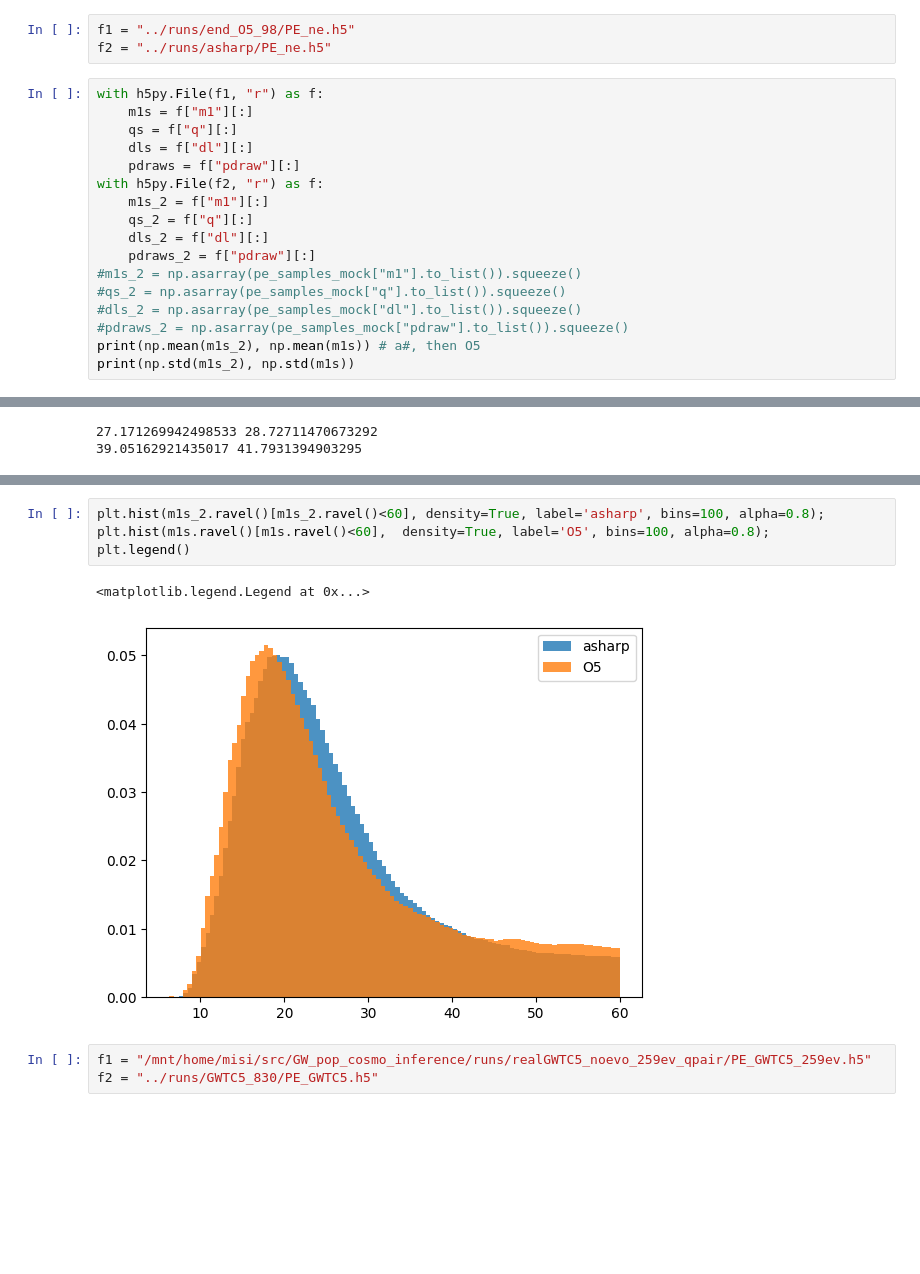
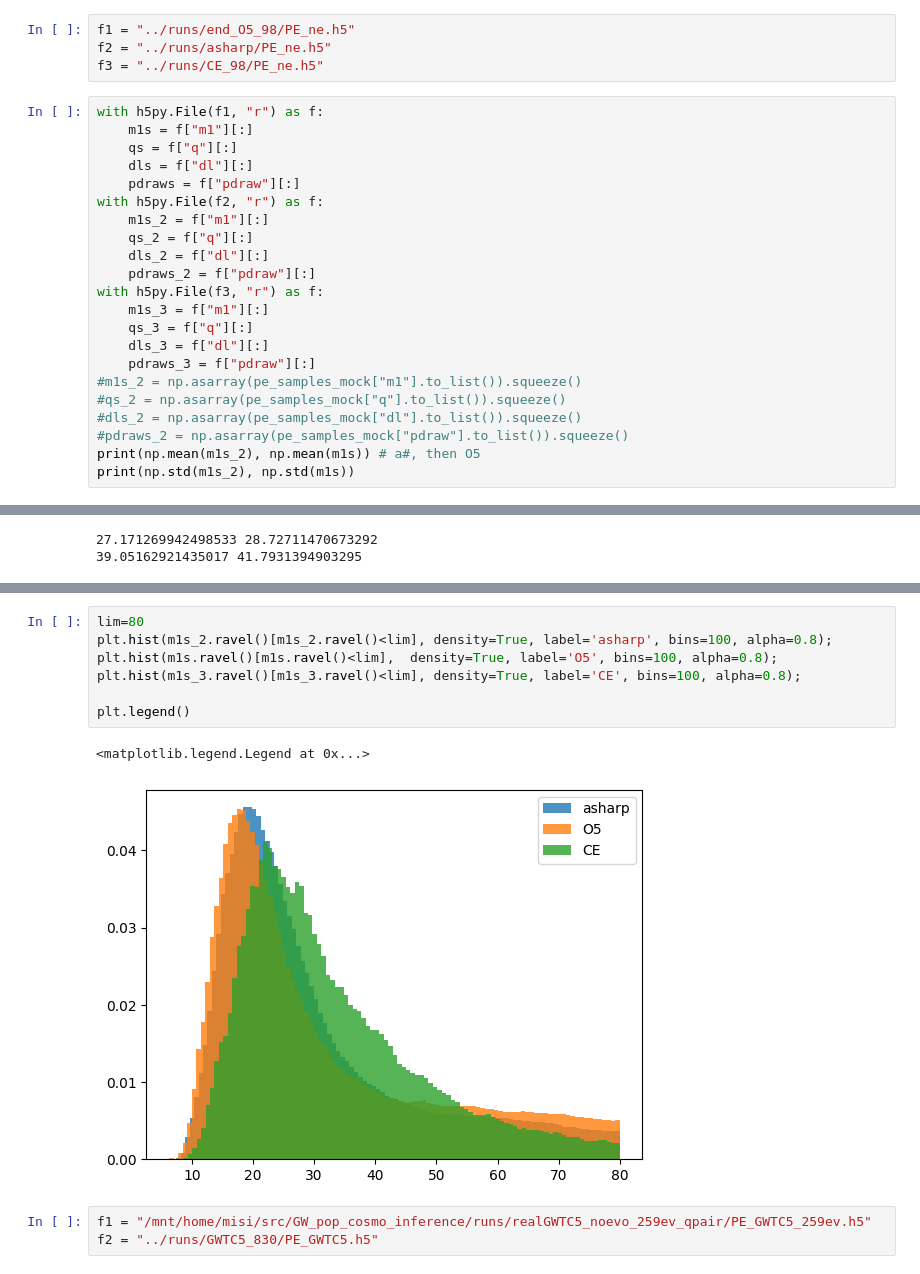
Before and after one commit to abby-moran/GW_pop_cosmo_inference, a Jupyter notebook: scripts/sandbox.ipynb, the cells around one changed output, grey strips where cells are left out. Saved outputs shown, nothing was run; the diff lists cells and outputs as text; blank space fills up the shorter version.

```diff
--- a/scripts/sandbox.ipynb
+++ b/scripts/sandbox.ipynb
@@ -166,6 +319,7 @@ Text(0.5, 0, '$m1_{det}$')
 # %%
 f1 = "../runs/end_O5_98/PE_ne.h5"
 f2 = "../runs/asharp/PE_ne.h5"
+f3 = "../runs/CE_98/PE_ne.h5"
 # %%
 with h5py.File(f1, "r") as f:
     m1s = f["m1"][:]
@@ -177,6 +331,11 @@ with h5py.File(f2, "r") as f:
     qs_2 = f["q"][:]
     dls_2 = f["dl"][:]
     pdraws_2 = f["pdraw"][:]
+with h5py.File(f3, "r") as f:
+    m1s_3 = f["m1"][:]
+    qs_3 = f["q"][:]
+    dls_3 = f["dl"][:]
+    pdraws_3 = f["pdraw"][:]
 #m1s_2 = np.asarray(pe_samples_mock["m1"].to_list()).squeeze()
 #qs_2 = np.asarray(pe_samples_mock["q"].to_list()).squeeze()
 #dls_2 = np.asarray(pe_samples_mock["dl"].to_list()).squeeze()
@@ -209,10 +372,13 @@ plt.legend()
 # %%
-plt.hist(m1s_2.ravel()[m1s_2.ravel()<60], density=True, label='asharp', bins=100, alpha=0.8);
-plt.hist(m1s.ravel()[m1s.ravel()<60],  density=True, label='O5', bins=100, alpha=0.8);
+lim=80
+plt.hist(m1s_2.ravel()[m1s_2.ravel()<lim], density=True, label='asharp', bins=100, alpha=0.8);
+plt.hist(m1s.ravel()[m1s.ravel()<lim],  density=True, label='O5', bins=100, alpha=0.8);
+plt.hist(m1s_3.ravel()[m1s_3.ravel()<lim], density=True, label='CE', bins=100, alpha=0.8);
+
 plt.legend()
 # %% [output]
 <matplotlib.legend.Legend at 0x...>
-[figure, old version]
+[figure, new version]
 # %%
 f1 = "/mnt/home/misi/src/GW_pop_cosmo_inference/runs/realGWTC5_noevo_259ev_qpair/PE_GWTC5_259ev.h5"
 f2 = "../runs/GWTC5_830/PE_GWTC5.h5"
```
Also changed, not shown: parts of 13 cells of this notebook, 29 other files.
